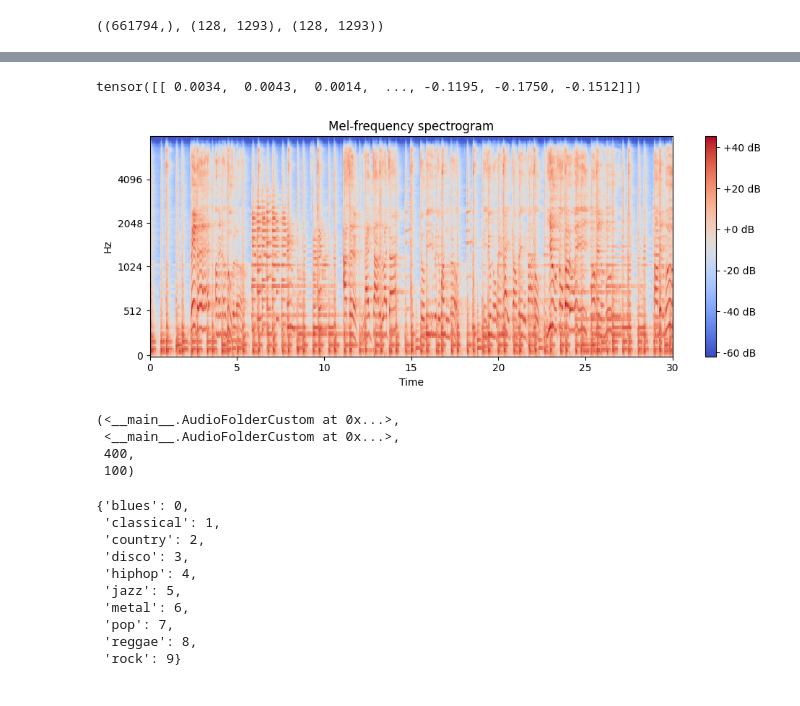
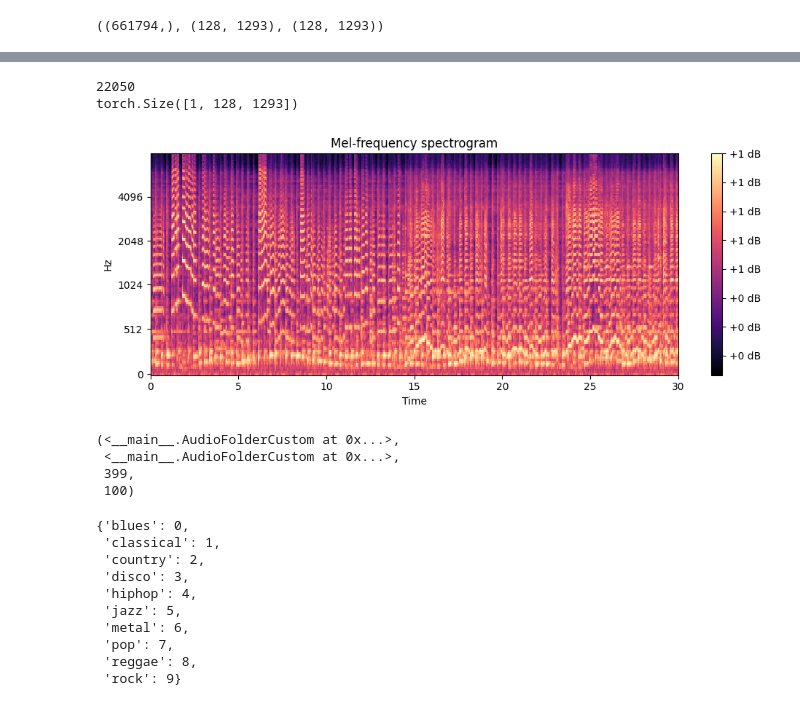
Before and after one commit to Luibbo/Audio-Classification-GTZAN, a Jupyter notebook: music_genres_classification.ipynb, the cells around one changed output, grey strips where cells are left out. Saved outputs shown, nothing was run; the diff lists cells and outputs as text; code cells hidden in the pictures.

```diff
--- a/music_genres_classification.ipynb
+++ b/music_genres_classification.ipynb
@@ -64,13 +64,16 @@ import librosa.display
 import matplotlib.pyplot as plt
 import numpy as np
 
-audio_path = 'data/Data/genres_original/blues/blues.00001.wav'
+audio_path = 'data/Data/genres_original/jazz/jazz.00053.wav'
 
 y, sr = librosa.load(audio_path, sr=22050)  # y — signal, sr — sample rate
+print(f"Shape y: {y.shape}")
 
 S = librosa.feature.melspectrogram(y=y, sr=sr, n_mels=128, fmax=8000)
+print(f"Shape S: {S.shape}")
 
 S_dB = librosa.power_to_db(S, ref=np.max)
+print(f"Shape S_db: {S_dB.shape}")
 
 plt.figure(figsize=(10, 4))
 librosa.display.specshow(S_dB, sr=sr, x_axis='time', y_axis='mel', fmax=8000)
@@ -187,43 +164,55 @@ class FixAudioLength(nn.Module):
+# %%
+class NormalizeDBRange(torch.nn.Module):
+    def __init__(self, min_db: float = -60.0, max_db: float = 40.0):
+        super().__init__()
+        self.min_db = min_db
+        self.max_db = max_db
+
+    def forward(self, x):
+        x = torch.clamp(x, min=self.min_db, max=self.max_db)
+        x = (x - self.min_db) / (self.max_db - self.min_db)
+        return x
 # %%
 
-target_length = 1293
-
 train_transform = nn.Sequential(
-    #FixAudioLength(target_length),
     transforms.MelSpectrogram(
         sample_rate=22050,
         n_fft=2048,
         hop_length=512,
         n_mels=128
     ),
-    transforms.AmplitudeToDB()
+    transforms.AmplitudeToDB(),
+    NormalizeDBRange(-60, 40)
 )
 
 test_transform = nn.Sequential(
-    #FixAudioLength(target_length),
     transforms.MelSpectrogram(
     sample_rate=22050,
     n_fft=2048,
     hop_length=512,
     n_mels=128
     ),
-    transforms.AmplitudeToDB()
+    transforms.AmplitudeToDB(),
+    NormalizeDBRange(-60, 40)
 )
 
 waveform, sample_rate = torchaudio.load(audio_path)
-print(waveform)
+print(sample_rate)
 transformed_audio = train_transform(waveform)
-
+print(transformed_audio.shape)
 plt.figure(figsize=(10, 4))
 librosa.display.specshow(transformed_audio.squeeze().numpy(), sr=sample_rate, x_axis='time', y_axis='mel', fmax=8000)
 plt.colorbar(format='%+2.0f dB')
 plt.title('Mel-frequency spectrogram')
 plt.tight_layout()
 plt.show()
 # %% [output]
-tensor([[ 0.0034,  0.0043,  0.0014,  ..., -0.1195, -0.1750, -0.1512]])
+22050
+torch.Size([1, 128, 1293])
-[figure, old version]
+[figure, new version]
 # %%
+target_length = 1000
+
 train_data_custom = AudioFolderCustom(targ_dir=genres_original_path,
                                       target_length=target_length,
                                       transform=train_transform,
@@ -237,7 +226,7 @@ train_data_custom, test_data_custom, len(train_data_custom), len(test_data_custo
 # %% [output]
 (<__main__.AudioFolderCustom at 0x...>,
  <__main__.AudioFolderCustom at 0x...>,
- 400,
+ 399,
  100)
 # %%
 train_data_custom.class_to_idx
```
Also changed, not shown: parts of 39 cells of this notebook, 2 other files.
